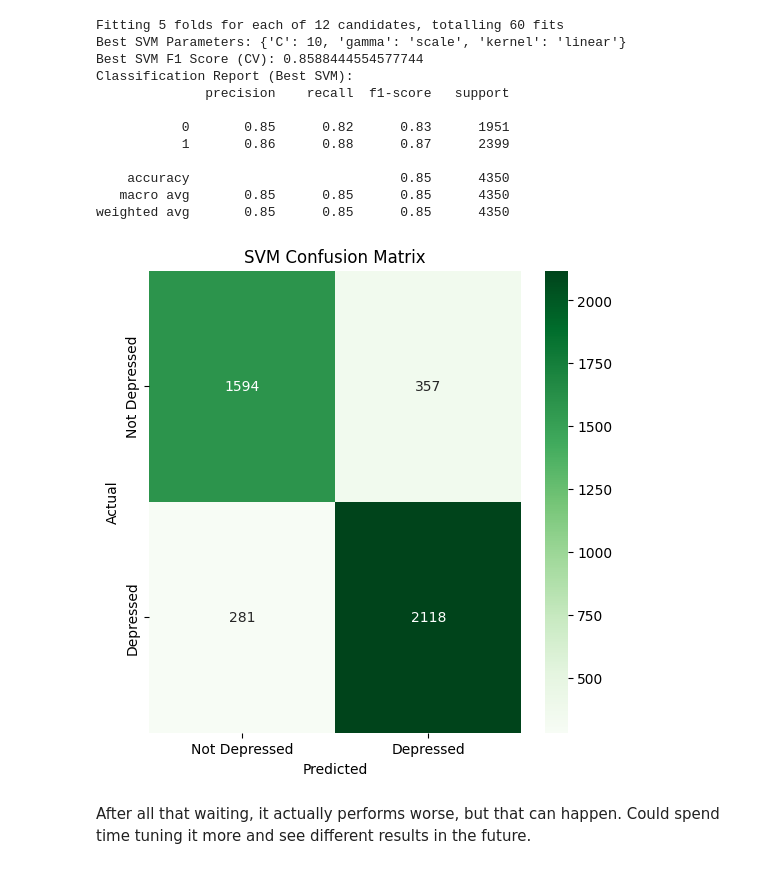
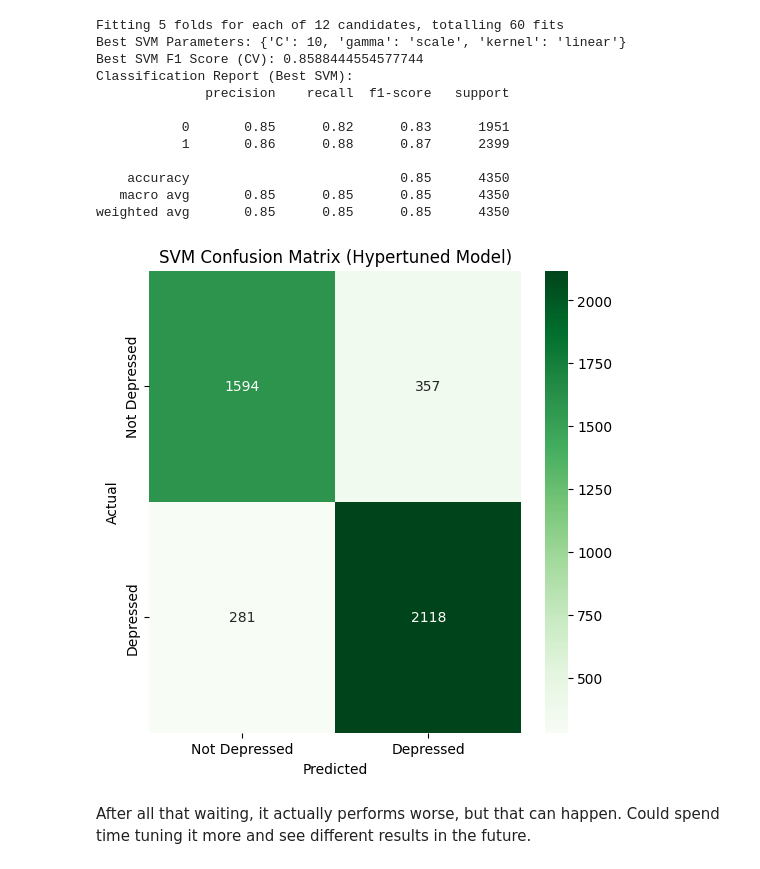
Before and after one commit to Ju-Ri-Oh/projects, a Jupyter notebook: mastery_project/mastery_project.ipynb, the cells around one changed output. Cells and saved outputs as stored; diff of their text form; code cells hidden in the pictures.

```diff
--- a/mastery_project/mastery_project.ipynb
+++ b/mastery_project/mastery_project.ipynb
@@ -1455,16 +1528,16 @@ weighted avg       0.85      0.85      0.85      4350
 # %%
 # Confusion matrix for hyper SVM
 cm_svm = confusion_matrix(y_test, y_pred_svm)
 plt.figure(figsize=(6,6))
 sns.heatmap(cm_svm, annot=True, fmt='d', cmap='Greens',
             xticklabels=['Not Depressed', 'Depressed'],
             yticklabels=['Not Depressed', 'Depressed'])
-plt.title("SVM Confusion Matrix")
+plt.title("SVM Confusion Matrix (Hypertuned Model)")
 plt.xlabel("Predicted")
 plt.ylabel("Actual")
 plt.show()
 # %% [output]
-[figure, old version]
+[figure, new version]
 # %% [markdown]
 After all that waiting, it actually performs worse, but that can happen. Could spend time tuning it more and see different results in the future.
 # %% [markdown]
```
Also changed, not shown: parts of 27 cells of this notebook.
